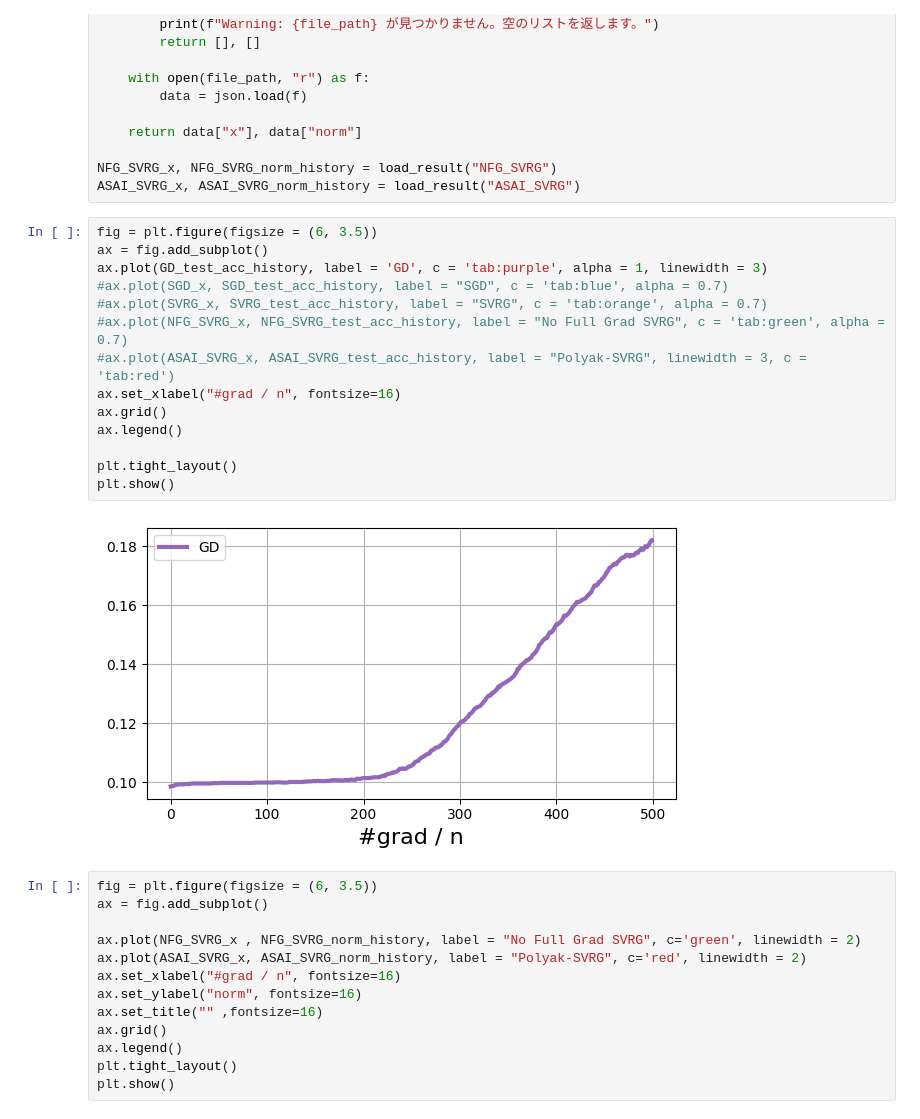
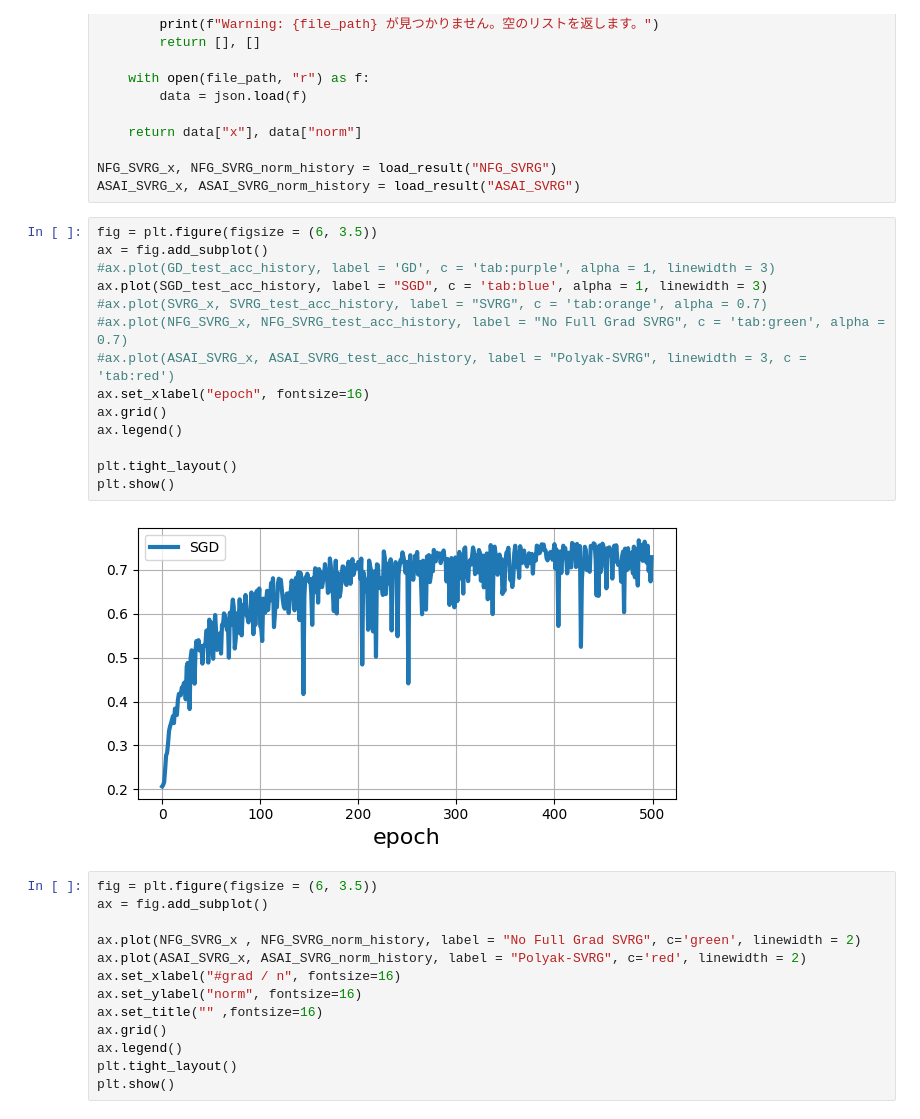
Before and after one commit to Acai-bowl-1012/workspace, a Jupyter notebook: 結果を見る.ipynb, the cells around one changed output. Drawn from its saved outputs; the diff is of its cells as text.

```diff
--- a/結果を見る.ipynb
+++ b/結果を見る.ipynb
@@ -56,19 +56,19 @@ ASAI_SVRG_x, ASAI_SVRG_norm_history = load_result("ASAI_SVRG")
 # %%
 fig = plt.figure(figsize = (6, 3.5))
 ax = fig.add_subplot()
-ax.plot(GD_test_acc_history, label = 'GD', c = 'tab:purple', alpha = 1, linewidth = 3)
-#ax.plot(SGD_x, SGD_test_acc_history, label = "SGD", c = 'tab:blue', alpha = 0.7)
+#ax.plot(GD_test_acc_history, label = 'GD', c = 'tab:purple', alpha = 1, linewidth = 3)
+ax.plot(SGD_test_acc_history, label = "SGD", c = 'tab:blue', alpha = 1, linewidth = 3)
 #ax.plot(SVRG_x, SVRG_test_acc_history, label = "SVRG", c = 'tab:orange', alpha = 0.7)
 #ax.plot(NFG_SVRG_x, NFG_SVRG_test_acc_history, label = "No Full Grad SVRG", c = 'tab:green', alpha = 0.7)
 #ax.plot(ASAI_SVRG_x, ASAI_SVRG_test_acc_history, label = "Polyak-SVRG", linewidth = 3, c = 'tab:red')
-ax.set_xlabel("#grad / n", fontsize=16)
+ax.set_xlabel("epoch", fontsize=16)
 ax.grid()
 ax.legend()
 
 plt.tight_layout()
 plt.show()
 # %% [output]
-[figure, old version]
+[figure, new version]
 # %%
 fig = plt.figure(figsize = (6, 3.5))
 ax = fig.add_subplot()
```
